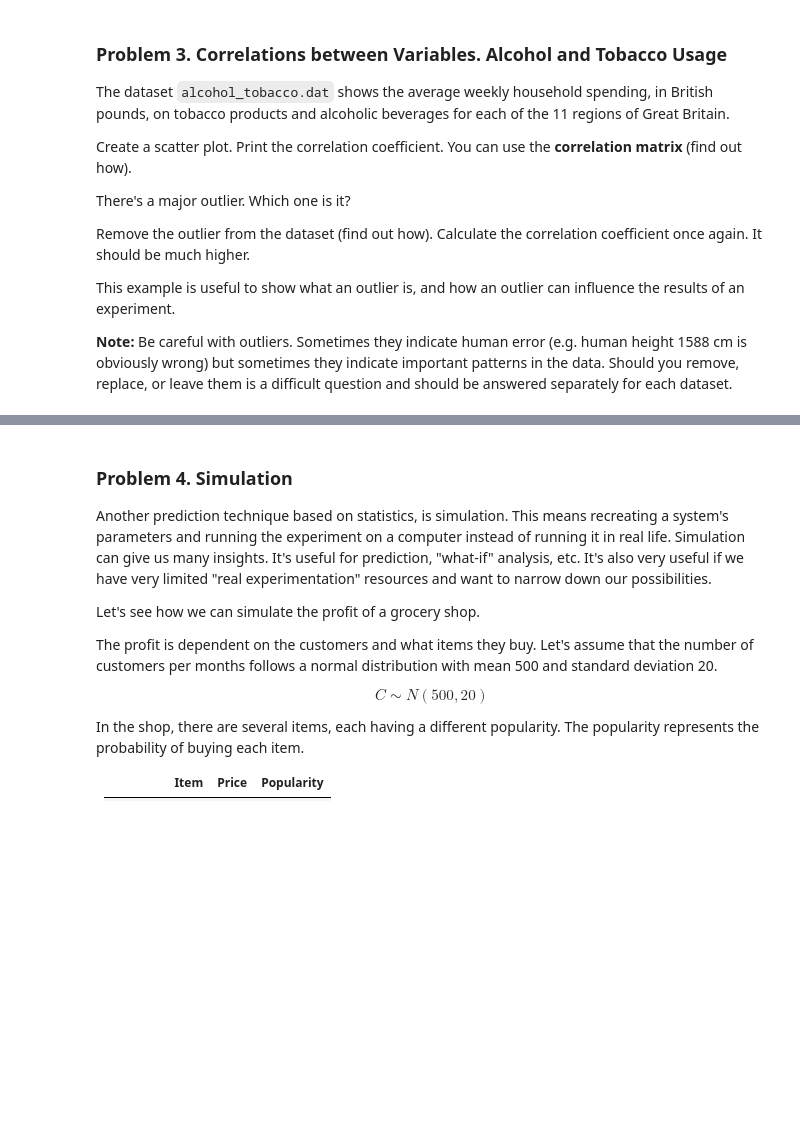
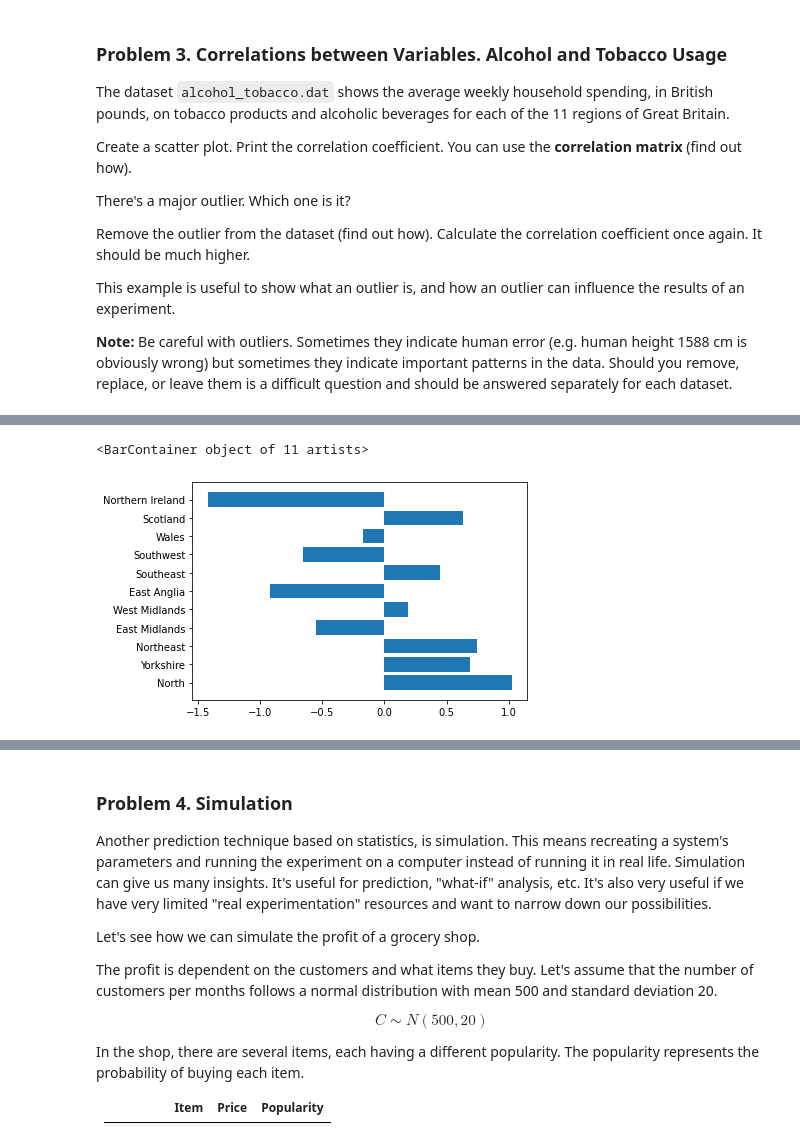
Before and after one commit to aleksoft1/math-concepts-for-developers-march-2022, a Jupyter notebook: 12. Statistics-Exercise/Statistics Exercise.ipynb, the cells around one changed output, grey strips where cells are left out. Cells and saved outputs as stored; diff of their text form; code cells hidden in the pictures; blank space fills up the shorter version.

```diff
--- a/12. Statistics-Exercise/Statistics Exercise.ipynb
+++ b/12. Statistics-Exercise/Statistics Exercise.ipynb
@@ -191,0 +212,5 @@ This example is useful to show what an outlier is, and how an outlier can influe
+# %%
+plt.barh(alcohol_tobacco["Region"], alcohol_tobacco["Alcohol"] - alcohol_tobacco["Alcohol"].mean())
+# %% [output]
+<BarContainer object of 11 artists>
+[figure, added]
```
Also changed, not shown: parts of 9 cells of this notebook.
